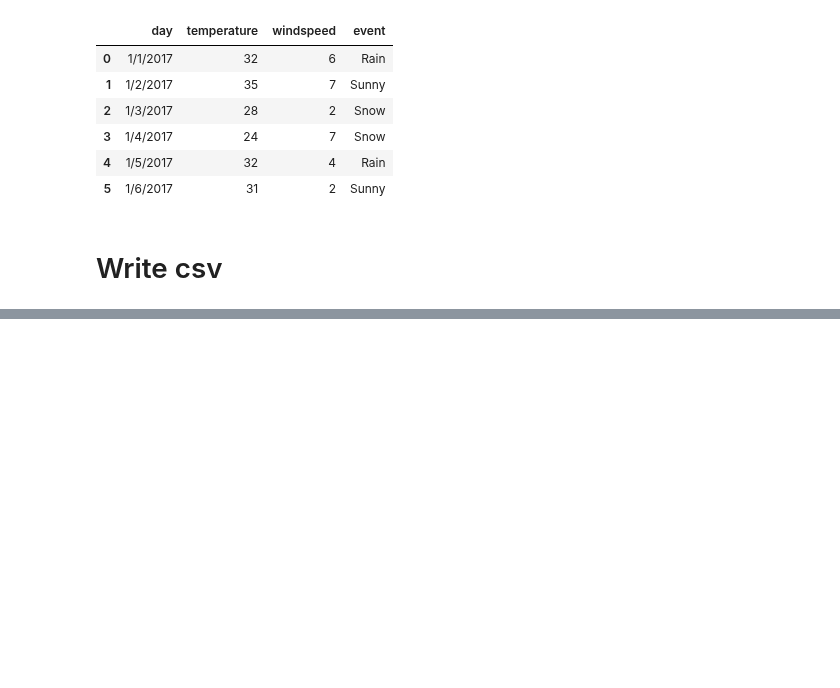
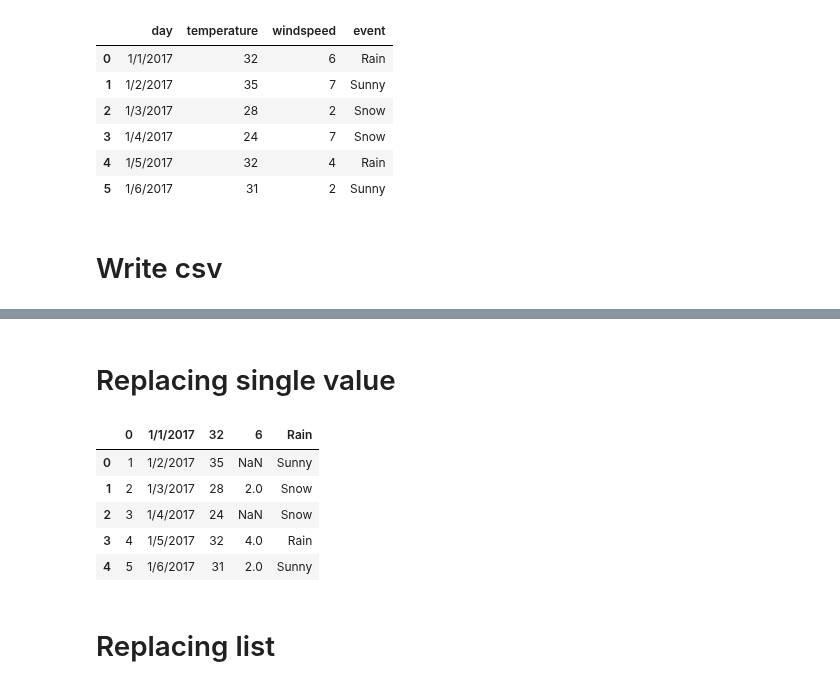
Before and after one commit to Naveen-Chaurasia/DeepLearning-POCs, a Jupyter notebook: Pandas.ipynb, the cells around one changed output, grey strips where cells are left out. Drawn from its saved outputs; the diff is of its cells as text; code cells hidden in the pictures; blank space fills up the shorter version.

```diff
--- a/Pandas.ipynb
+++ b/Pandas.ipynb
@@ -227,2 +241,17 @@ t
+# %% [markdown]
+# Replacing single value
+# %%
+import numpy as np
+new_df = df.replace(7, value=np.NaN)
+new_df
+# %% [output]
+|  | 0 | 1/1/2017 | 32 | 6 | Rain |
+| 0 | 1 | 1/2/2017 | 35 | NaN | Sunny |
+| 1 | 2 | 1/3/2017 | 28 | 2.0 | Snow |
+| 2 | 3 | 1/4/2017 | 24 | NaN | Snow |
+| 3 | 4 | 1/5/2017 | 32 | 4.0 | Rain |
+| 4 | 5 | 1/6/2017 | 31 | 2.0 | Sunny |
+# %% [markdown]
+# Replacing list
 # %%
 t
```
Also changed, not shown: parts of 3 cells of this notebook.
